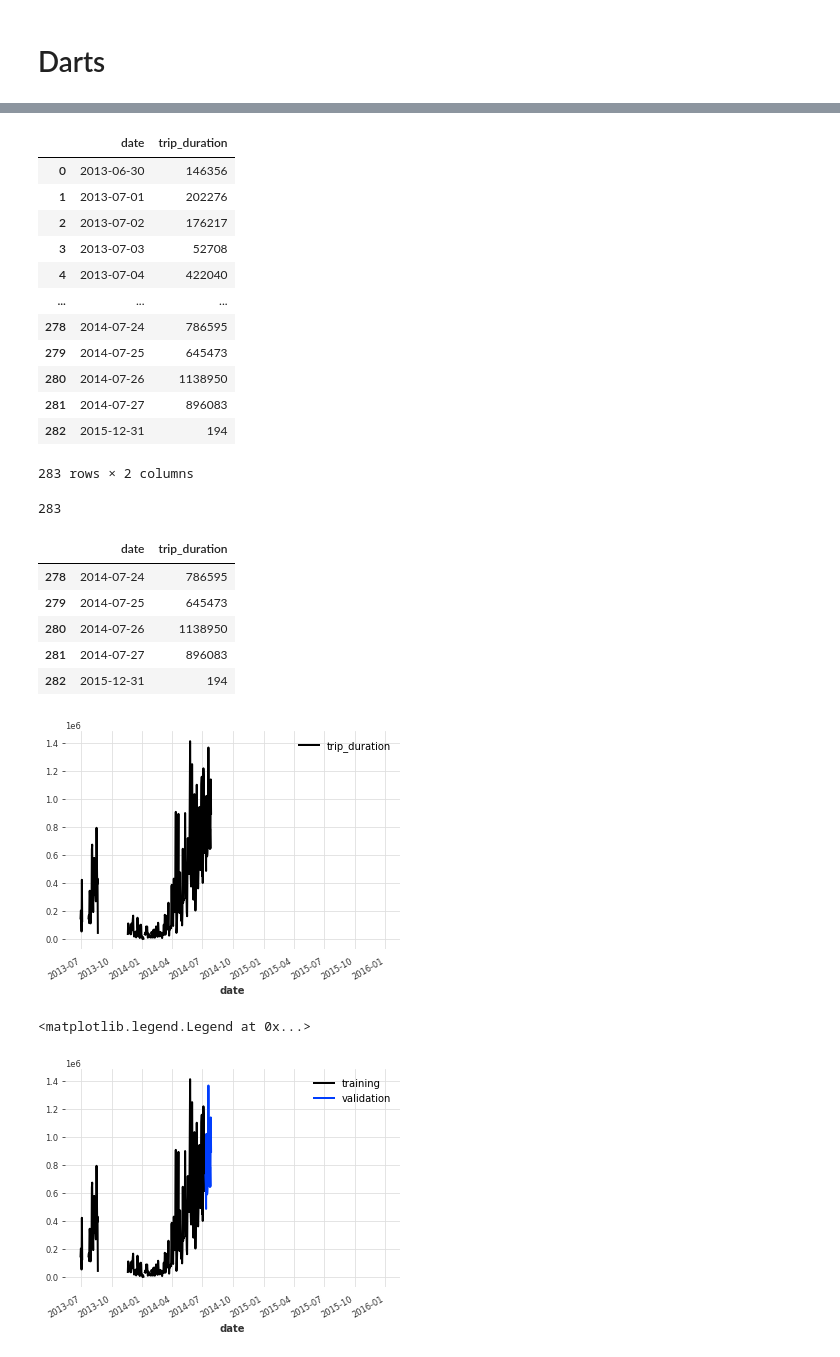
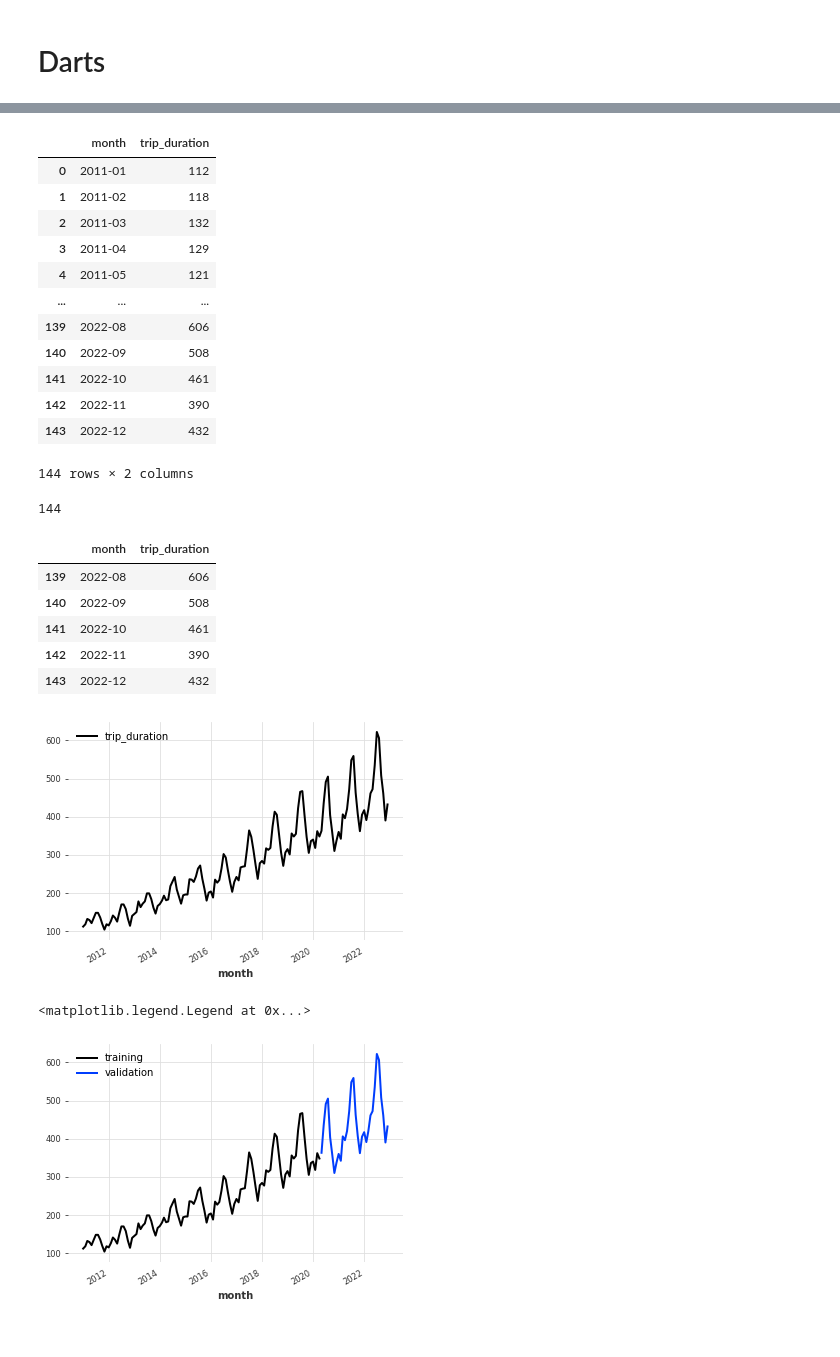
Before and after one commit to astrodestroyergithub/Divvy-Bike-Share, a Jupyter notebook: CODE/darts_exploration.ipynb, the cells around one changed output, grey strips where cells are left out. Drawn from its saved outputs; the diff is of its cells as text; code cells hidden in the pictures.

```diff
--- a/CODE/darts_exploration.ipynb
+++ b/CODE/darts_exploration.ipynb
@@ -36,36 +26,36 @@ Requirement already satisfied: async-timeout<5.0,>=4.0.0a3 in c:\users\tamojit\a
 # %%
 # import the csv file and read the pandas dataframe
-df=pd.read_csv('aggregate_trip_duration_date.csv',delimiter=",")
+df=pd.read_csv('temp.csv',delimiter=",")
 df=pd.DataFrame(df)
 df=df.dropna()
-df=df.sort_values("date")
+df=df.sort_values("month")
 # %%
 df
 # %% [output]
-|  | date | trip_duration |
-| 0 | 2013-06-30 | 146356 |
-| 1 | 2013-07-01 | 202276 |
-| 2 | 2013-07-02 | 176217 |
-| 3 | 2013-07-03 | 52708 |
-| 4 | 2013-07-04 | 422040 |
+|  | month | trip_duration |
+| 0 | 2011-01 | 112 |
+| 1 | 2011-02 | 118 |
+| 2 | 2011-03 | 132 |
+| 3 | 2011-04 | 129 |
+| 4 | 2011-05 | 121 |
 | ... | ... | ... |
-| 278 | 2014-07-24 | 786595 |
-| 279 | 2014-07-25 | 645473 |
-| 280 | 2014-07-26 | 1138950 |
-| 281 | 2014-07-27 | 896083 |
-| 282 | 2015-12-31 | 194 |
+| 139 | 2022-08 | 606 |
+| 140 | 2022-09 | 508 |
+| 141 | 2022-10 | 461 |
+| 142 | 2022-11 | 390 |
+| 143 | 2022-12 | 432 |
-283 rows × 2 columns
+144 rows × 2 columns
 # %%
 print(len(df))
 df.tail()
 # %% [output]
-283
+144
-|  | date | trip_duration |
-| 278 | 2014-07-24 | 786595 |
-| 279 | 2014-07-25 | 645473 |
-| 280 | 2014-07-26 | 1138950 |
-| 281 | 2014-07-27 | 896083 |
-| 282 | 2015-12-31 | 194 |
+|  | month | trip_duration |
+| 139 | 2022-08 | 606 |
+| 140 | 2022-09 | 508 |
+| 141 | 2022-10 | 461 |
+| 142 | 2022-11 | 390 |
+| 143 | 2022-12 | 432 |
 # %%
 %load_ext autoreload
 %autoreload 2
@@ -101,19 +91,19 @@ warnings.filterwarnings("ignore")
 import logging
 logging.disable(logging.CRITICAL)
 # %%
-series=TimeSeries.from_dataframe(df, 'date', 'trip_duration', fill_missing_dates=True, freq=None)
+series=TimeSeries.from_dataframe(df, 'month', 'trip_duration', fill_missing_dates=True, freq=None)
 # %%
 series.plot()
 # %% [output]
-[figure, old version]
+[figure, new version]
 # %%
-train,val=series.split_before(pd.Timestamp('2014-07-10'))
+train,val=series.split_before(pd.Timestamp('2020-05'))
 train.plot(label='training')
 val.plot(label='validation')
 plt.legend()
 # %% [output]
 <matplotlib.legend.Legend at 0x...>
-[figure, old version]
+[figure, new version]
 # %%
 naive_model=NaiveSeasonal(K=1)
 naive_model.fit(train)
```
Also changed, not shown: parts of 51 cells of this notebook, 16 other files.
